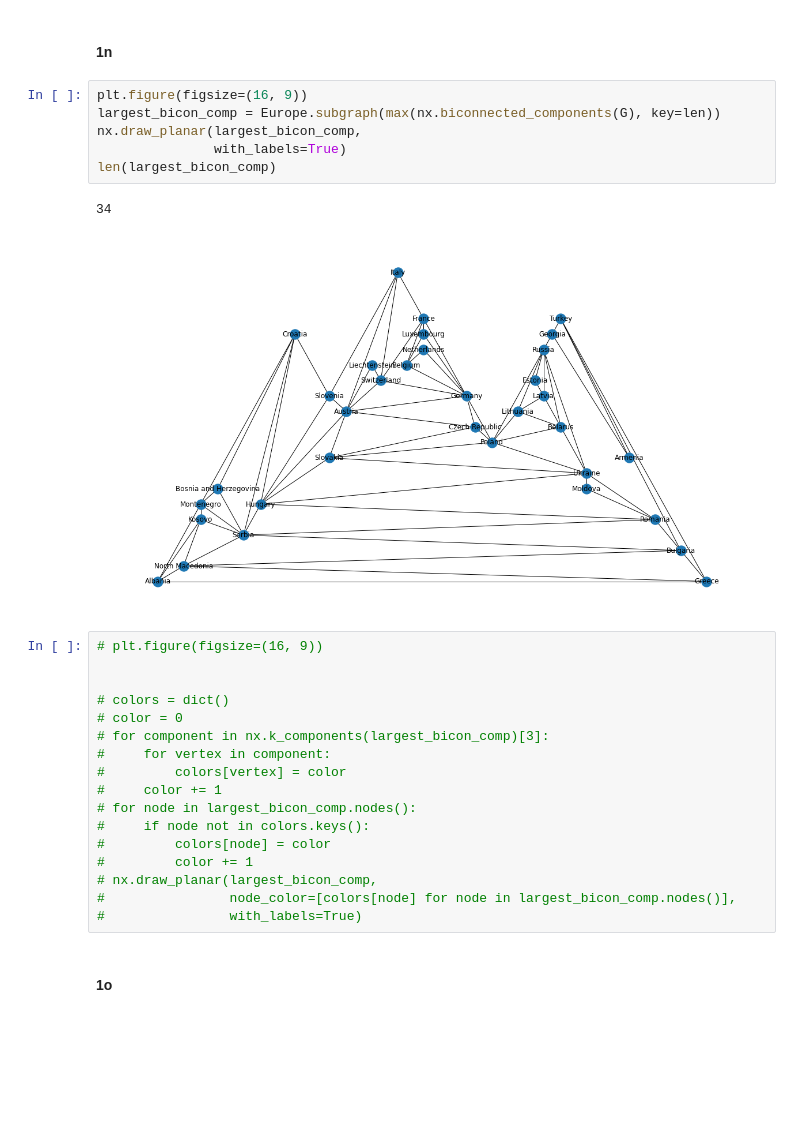
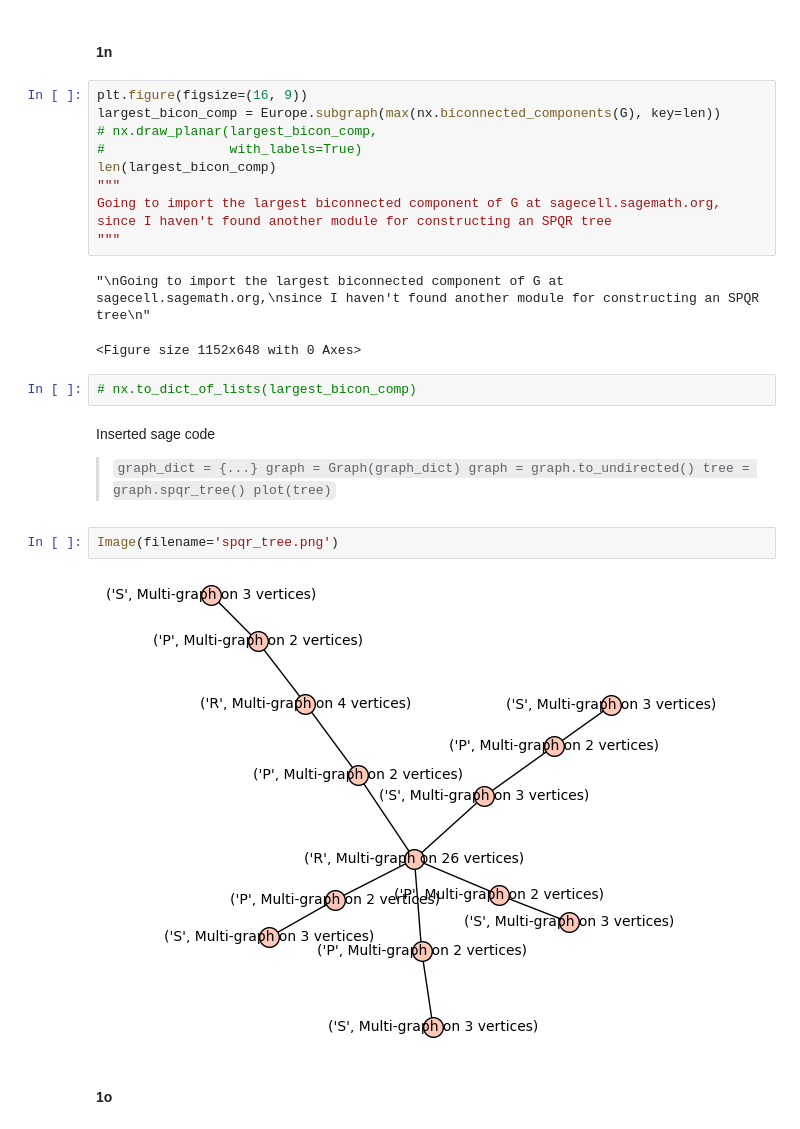
Before and after one commit to GoldenGarr/Graph-Theory-HW-5, a Jupyter notebook: hw5.ipynb, the cells around one changed output. Drawn from its saved outputs; the diff is of its cells as text; blank space fills up the shorter version.

```diff
--- a/hw5.ipynb
+++ b/hw5.ipynb
@@ -457,29 +457,29 @@ nx.draw_planar(Europe, node_color=[node_colors[node] for node in Europe.nodes()]
 # %%
 plt.figure(figsize=(16, 9))
 largest_bicon_comp = Europe.subgraph(max(nx.biconnected_components(G), key=len))
-nx.draw_planar(largest_bicon_comp,
-               with_labels=True)
+# nx.draw_planar(largest_bicon_comp,
+#                with_labels=True)
 len(largest_bicon_comp)
+"""
+Going to import the largest biconnected component of G at sagecell.sagemath.org,
+since I haven't found another module for constructing an SPQR tree
+"""
 # %% [output]
-34
+"\nGoing to import the largest biconnected component of G at sagecell.sagemath.org,\nsince I haven't found another module for constructing an SPQR tree\n"
-[figure, removed]
+<Figure size 1152x648 with 0 Axes>
-# %%
-# plt.figure(figsize=(16, 9))
-
-
-# colors = dict()
-# color = 0
-# for component in nx.k_components(largest_bicon_comp)[3]:
-#     for vertex in component:
-#         colors[vertex] = color
-#     color += 1
-# for node in largest_bicon_comp.nodes():
-#     if node not in colors.keys():
-#         colors[node] = color
-#         color += 1
-# nx.draw_planar(largest_bicon_comp,
-#                node_color=[colors[node] for node in largest_bicon_comp.nodes()],
-#                with_labels=True)
+# %%
+# nx.to_dict_of_lists(largest_bicon_comp)
+# %% [markdown]
+Inserted sage code
+>``graph_dict = {...}
+graph = Graph(graph_dict)
+graph = graph.to_undirected()
+tree = graph.spqr_tree()
+plot(tree)``
+# %%
+Image(filename='spqr_tree.png')
+# %% [output]
+[figure, added]
 # %% [markdown]
 #### 1o
 # %%
```
Also changed, not shown: parts of 13 cells of this notebook.
